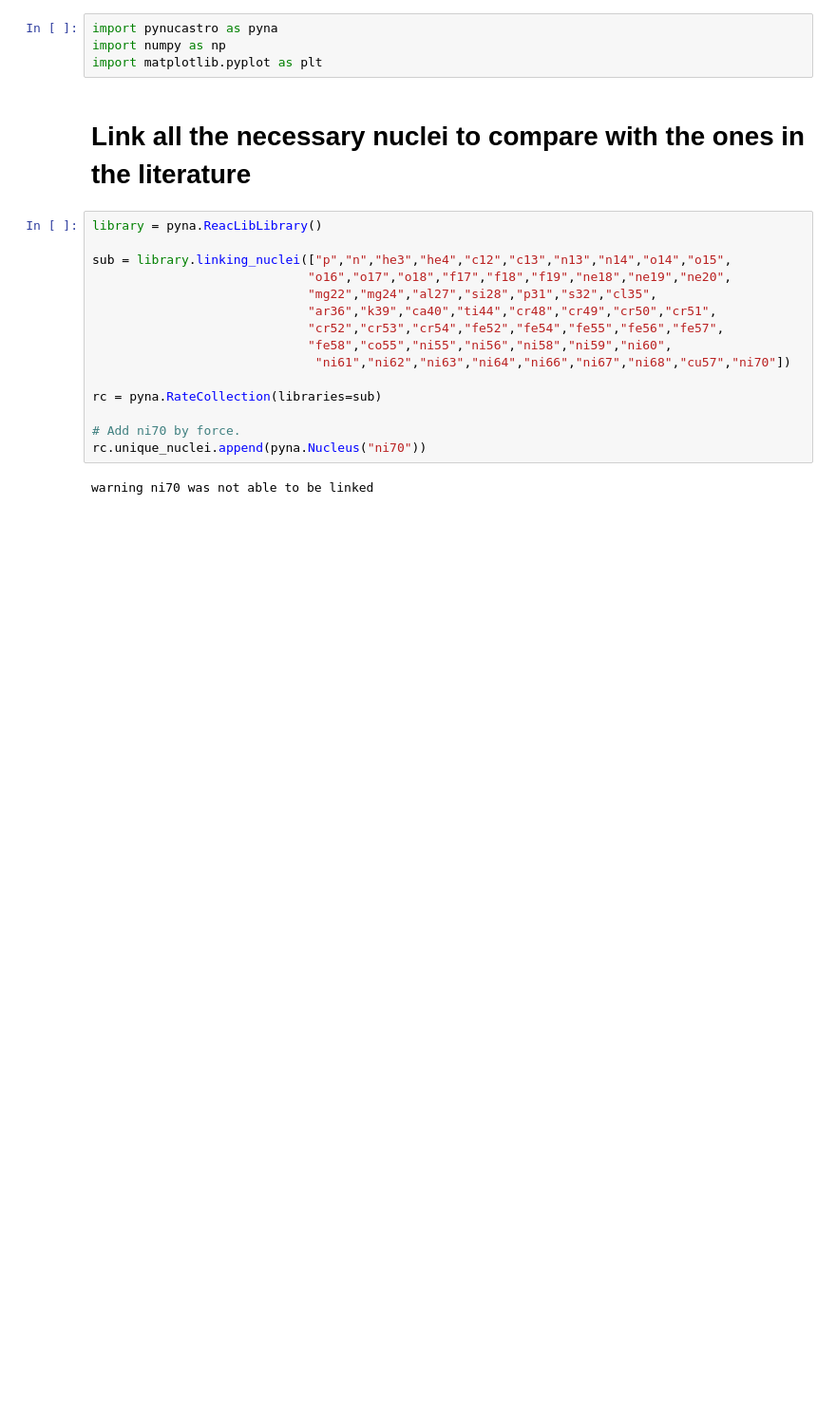
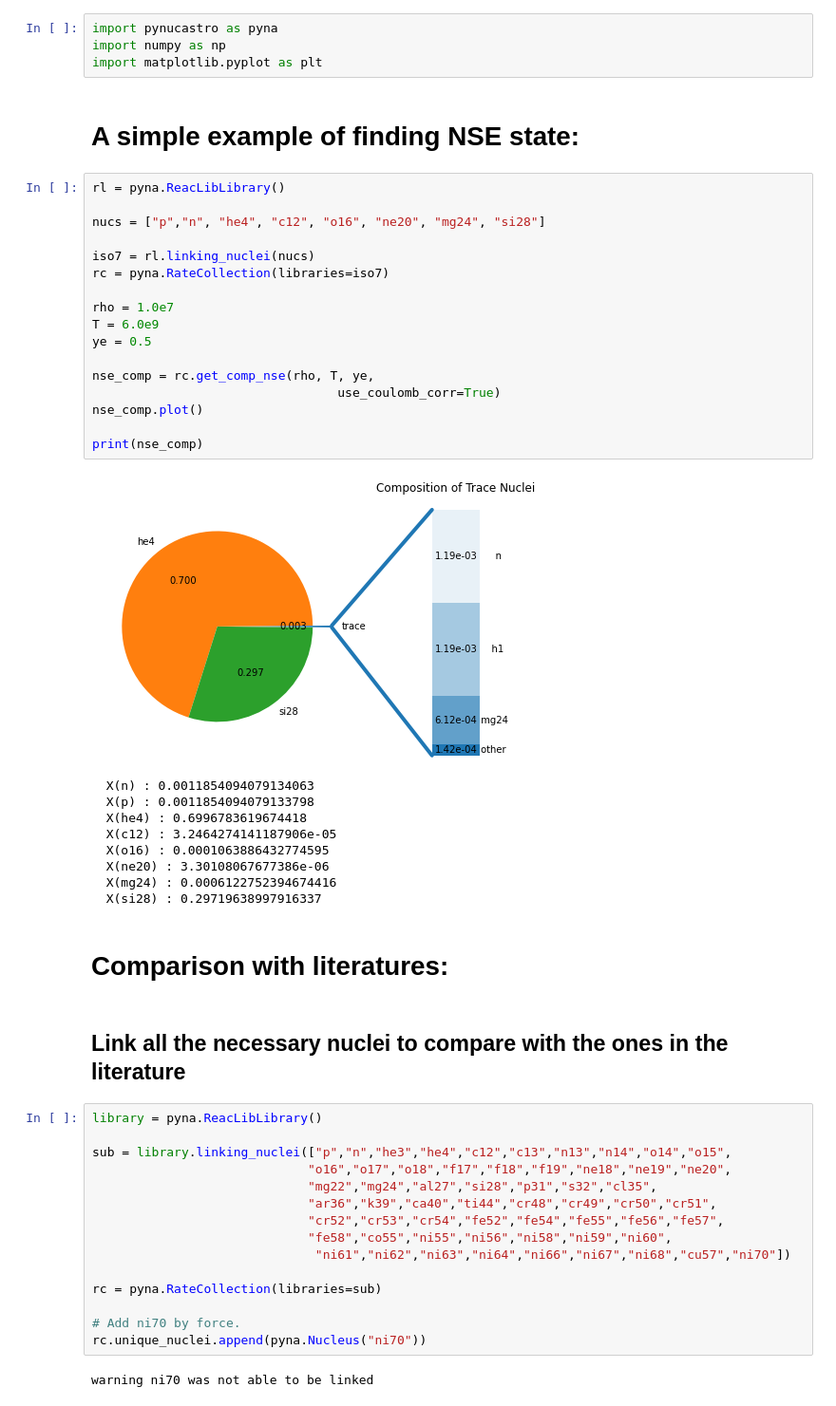
Before and after one commit to pynucastro/paper_notebooks, a Jupyter notebook: nse.ipynb, the cells around one changed output. Shown at 95% size. Drawn from its saved outputs; the diff is of its cells as text; blank space fills up the shorter version.

Commit message:
add a simple example to demonstrate nse

```diff
--- a/nse.ipynb
+++ b/nse.ipynb
@@ -2,8 +2,39 @@
 import pynucastro as pyna
 import numpy as np
 import matplotlib.pyplot as plt
+# %% [markdown]
+# A simple example of finding NSE state:
+# %%
+rl = pyna.ReacLibLibrary()
+
+nucs = ["p","n", "he4", "c12", "o16", "ne20", "mg24", "si28"]
+
+iso7 = rl.linking_nuclei(nucs)
+rc = pyna.RateCollection(libraries=iso7)
+
+rho = 1.0e7
+T = 6.0e9
+ye = 0.5
+
+nse_comp = rc.get_comp_nse(rho, T, ye,
+                                 use_coulomb_corr=True)
+nse_comp.plot()
+
+print(nse_comp)
+# %% [output]
+[figure, added]
+  X(n) : 0.0011854094079134063
+  X(p) : 0.0011854094079133798
+  X(he4) : 0.6996783619674418
+  X(c12) : 3.2464274141187906e-05
+  X(o16) : 0.0001063886432774595
+  X(ne20) : 3.30108067677386e-06
+  X(mg24) : 0.0006122752394674416
+  X(si28) : 0.29719638997916337
+# %% [markdown]
+# Comparison with literatures:
 # %% [markdown]
-# Link all the necessary nuclei to compare with the ones in the literature
+## Link all the necessary nuclei to compare with the ones in the literature
 # %%
 library = pyna.ReacLibLibrary()
 
```
